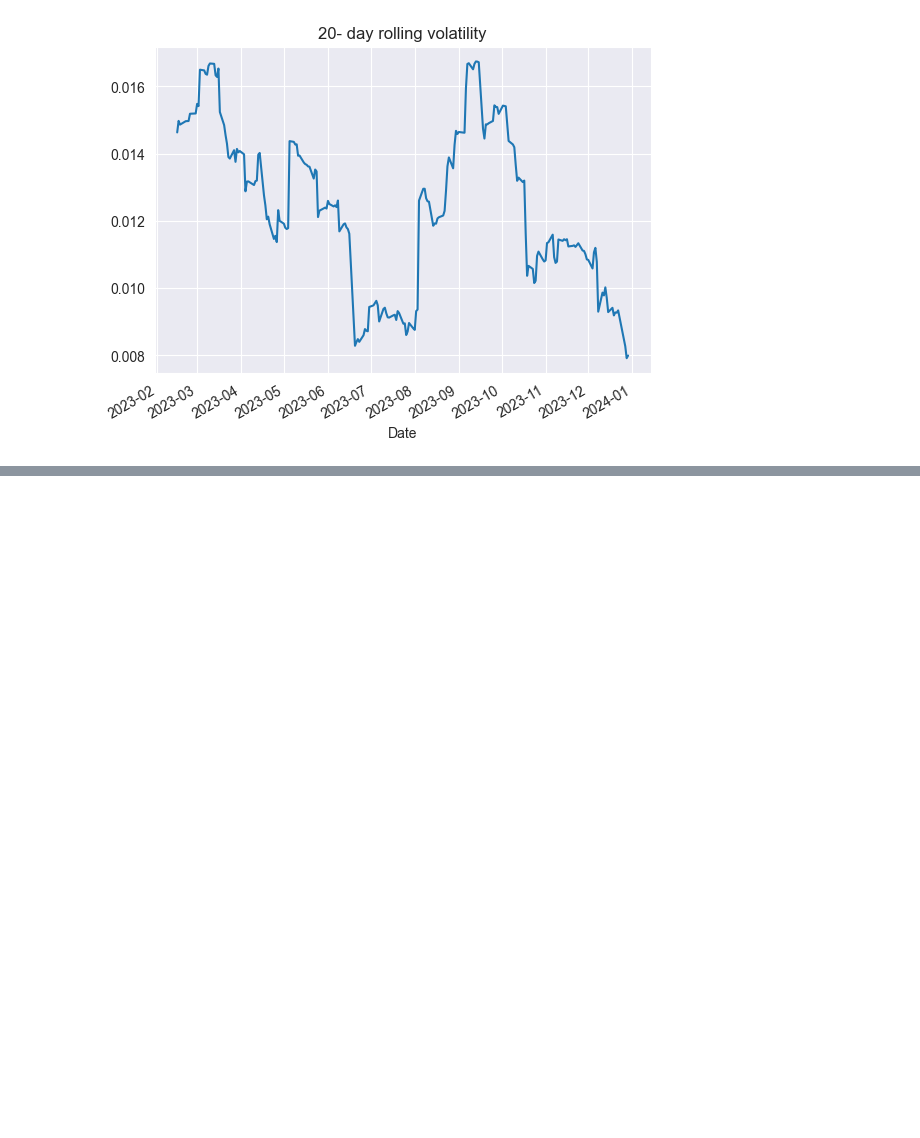
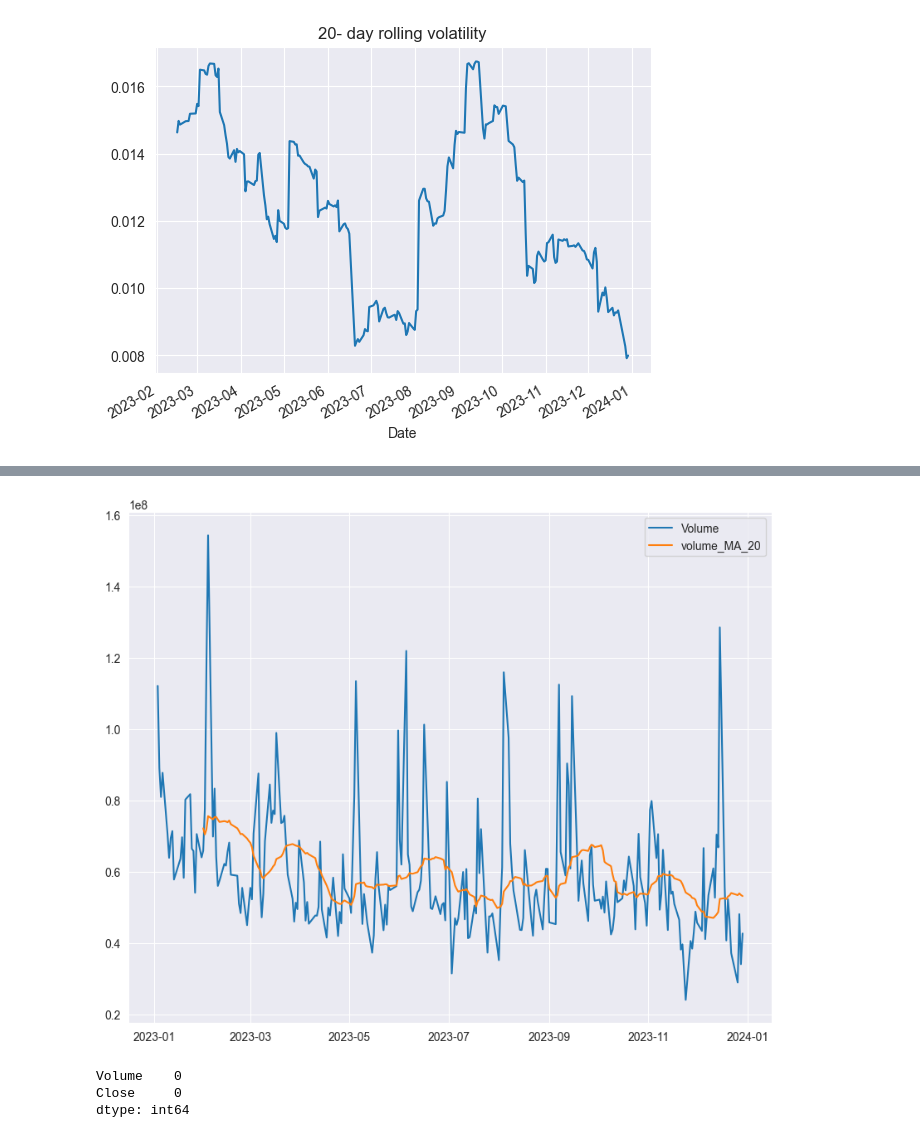
Before and after one commit to sahan200401/real-time-stock-market-analysis, a Jupyter notebook: DataVisuzlization_stcok.ipynb, the cells around one changed output, grey strips where cells are left out. Cells and saved outputs as stored; diff of their text form; code cells hidden in the pictures; blank space fills up the shorter version.

```diff
--- a/DataVisuzlization_stcok.ipynb
+++ b/DataVisuzlization_stcok.ipynb
@@ -214,0 +303,17 @@ plt.show()
+# %%
+stock_data['volume_MA_20']= stock_data['Volume'].rolling(window=20).mean()
+# %%
+plt.figure(figsize=(10,8))
+plt.plot(stock_data.index,stock_data['Volume'],label='Volume')
+plt.plot(stock_data.index,stock_data['volume_MA_20'],label='volume_MA_20')
+plt.legend()
+plt.grid(True)
+plt.show()
+# %% [output]
+[figure, added]
+# %%
+stock_data[['Volume','Close']].isna().sum()
+# %% [output]
+Volume    0
+Close     0
+dtype: int64
```
Also changed, not shown: parts of 41 cells of this notebook.
